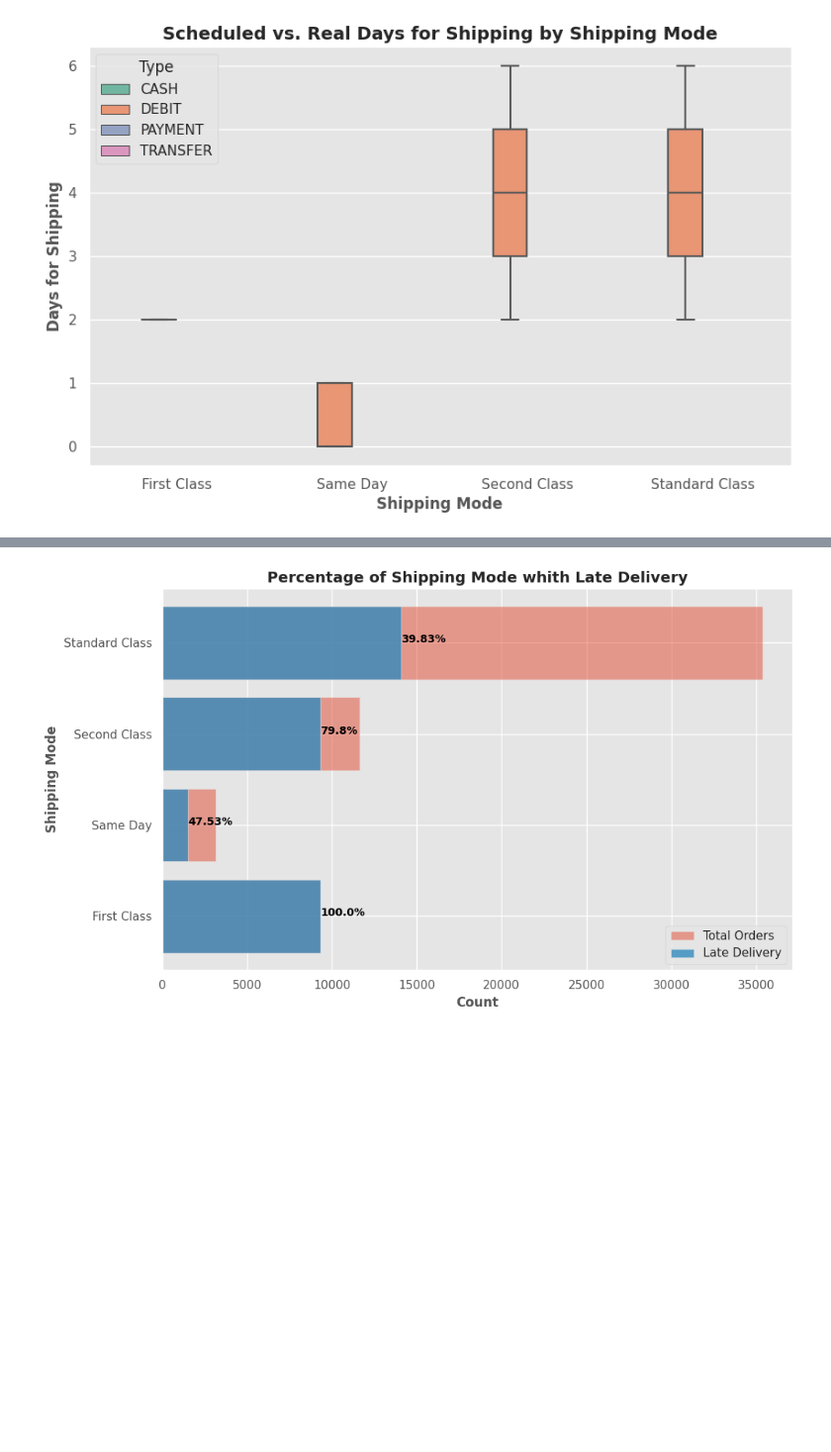
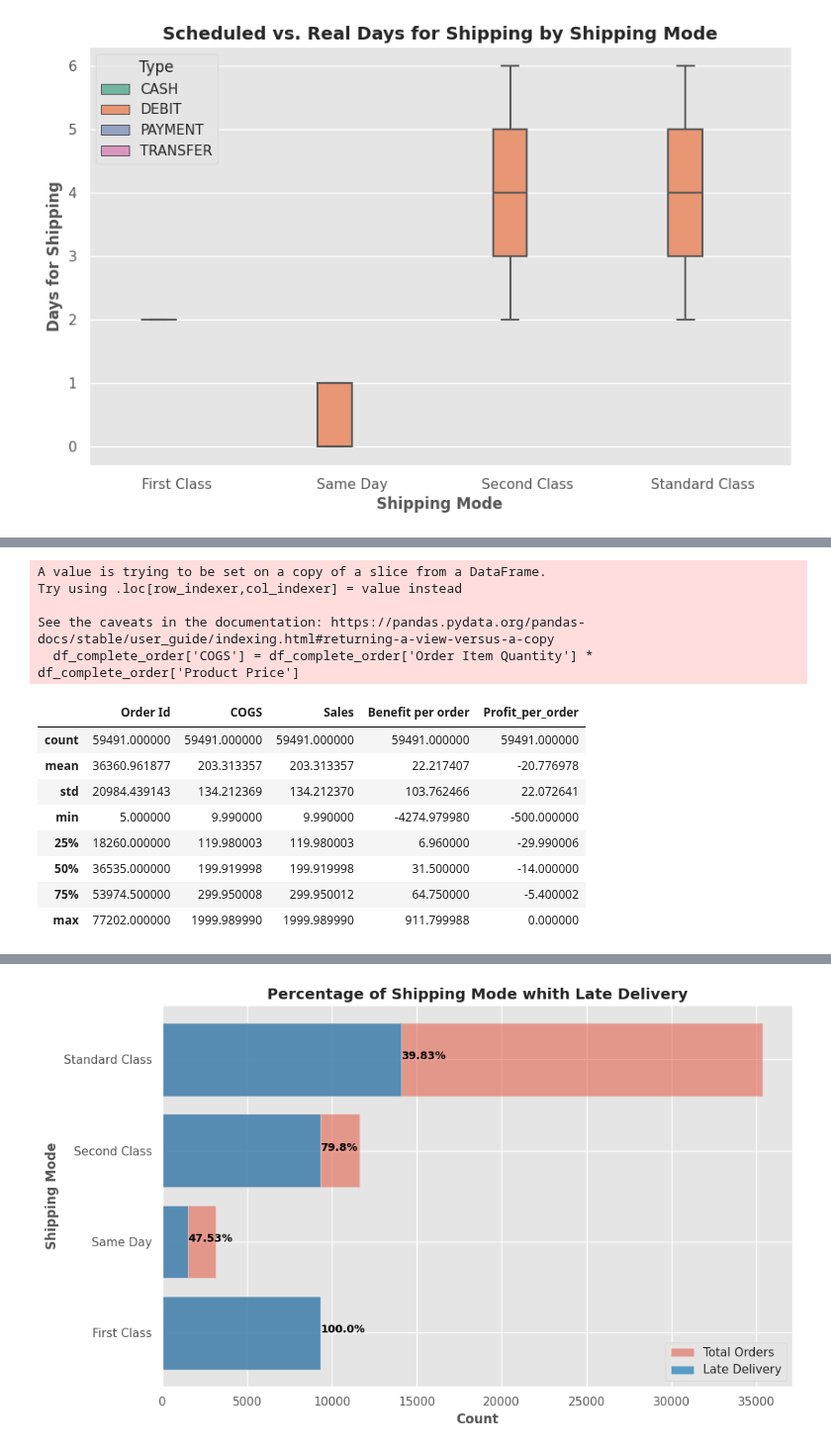
Before and after one commit to azamaufar/supplychainDA, a Jupyter notebook: EDA_Supply_Chain_Data.ipynb, the cells around one changed output, grey strips where cells are left out. Shown at 99% size. Drawn from its saved outputs; the diff is of its cells as text; code cells hidden in the pictures; blank space fills up the shorter version.

```diff
--- a/EDA_Supply_Chain_Data.ipynb
+++ b/EDA_Supply_Chain_Data.ipynb
@@ -584,3 +584,12 @@ plt.ylabel('Days for Shipping', fontweight='bold')
 plt.show()
 # %% [output]
 [figure]
+# %%
+# create a new column 'Profit_per_order' by subtracting the 'Sales' column from the 'Order Item Total' column
+df_complete_order['Profit_per_order'] = df_complete_order['Order Item Total'] - df_complete_order['Sales']
+
+# check if 'Benefit per order' is equal to 'Order Profit Per Order' for all rows
+if (df_complete_order['Benefit per order'] == df_complete_order['Profit_per_order']).all():
+    print("Benefit per order is equal to Order Profit Per Order.")
+else:
+    print("Benefit per order is not equal to Order Profit Per Order.")
@@ -586,0 +603,21 @@ plt.show()
+# %%
+# Calculate COGS for each order
+df_complete_order['COGS'] = df_complete_order['Order Item Quantity'] * df_complete_order['Product Price']
+
+# Show the COGS for each order
+df_complete_order[['Order Id', 'COGS','Sales','Benefit per order','Profit_per_order']].describe()
+# %% [output]
+A value is trying to be set on a copy of a slice from a DataFrame.
+Try using .loc[row_indexer,col_indexer] = value instead
+
+See the caveats in the documentation: https://pandas.pydata.org/pandas-docs/stable/user_guide/indexing.html#returning-a-view-versus-a-copy
+  df_complete_order['COGS'] = df_complete_order['Order Item Quantity'] * df_complete_order['Product Price']
+|  | Order Id | COGS | Sales | Benefit per order | Profit_per_order |
+| count | 59491.000000 | 59491.000000 | 59491.000000 | 59491.000000 | 59491.000000 |
+| mean | 36360.961877 | 203.313357 | 203.313357 | 22.217407 | -20.776978 |
+| std | 20984.439143 | 134.212369 | 134.212370 | 103.762466 | 22.072641 |
+| min | 5.000000 | 9.990000 | 9.990000 | -4274.979980 | -500.000000 |
+| 25% | 18260.000000 | 119.980003 | 119.980003 | 6.960000 | -29.990006 |
+| 50% | 36535.000000 | 199.919998 | 199.919998 | 31.500000 | -14.000000 |
+| 75% | 53974.500000 | 299.950008 | 299.950012 | 64.750000 | -5.400002 |
+| max | 77202.000000 | 1999.989990 | 1999.989990 | 911.799988 | 0.000000 |
```
Also changed, not shown: parts of 2 cells of this notebook.
